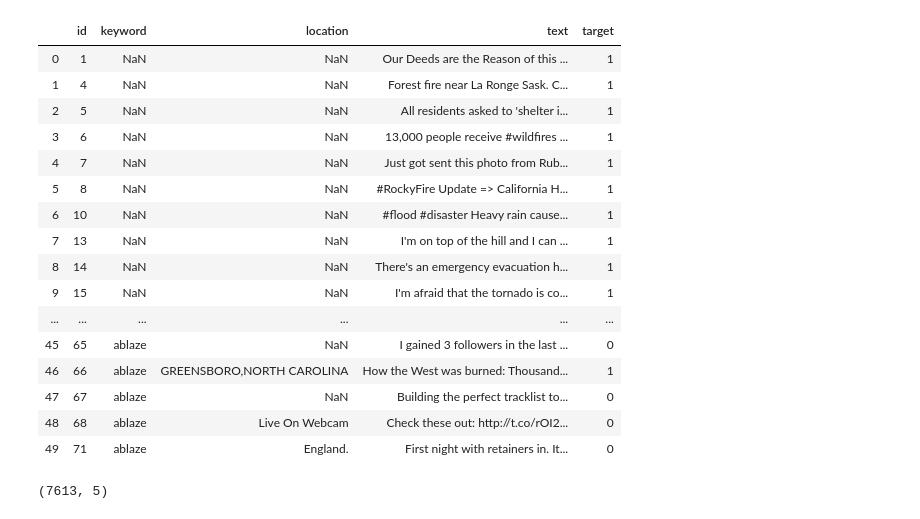
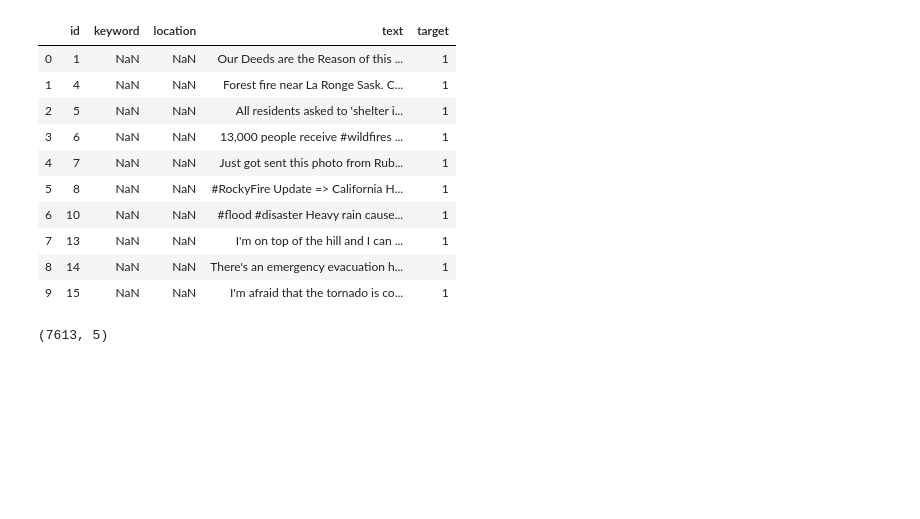
Before and after one commit to patopizzini/Organizacion_Datos_1C2020, a Jupyter notebook: TP1/TP1_Pato.ipynb, the cells around one changed output. Cells and saved outputs as stored; diff of their text form; code cells hidden in the pictures; blank space fills up the shorter version.

```diff
--- a/TP1/TP1_Pato.ipynb
+++ b/TP1/TP1_Pato.ipynb
@@ -15,25 +15,19 @@ plt.rcParams['figure.figsize'] = (15, 10)
 #Leemos el CSV
 nlp = pd.read_csv('../data/train.csv')
 # %%
-nlp.head(50)
+nlp.head(10)
 # %% [output]
 |  | id | keyword | location | text | target |
 | 0 | 1 | NaN | NaN | Our Deeds are the Reason of this ... | 1 |
 | 1 | 4 | NaN | NaN | Forest fire near La Ronge Sask. C... | 1 |
 | 2 | 5 | NaN | NaN | All residents asked to 'shelter i... | 1 |
 | 3 | 6 | NaN | NaN | 13,000 people receive #wildfires ... | 1 |
 | 4 | 7 | NaN | NaN | Just got sent this photo from Rub... | 1 |
 | 5 | 8 | NaN | NaN | #RockyFire Update => California H... | 1 |
 | 6 | 10 | NaN | NaN | #flood #disaster Heavy rain cause... | 1 |
 | 7 | 13 | NaN | NaN | I'm on top of the hill and I can ... | 1 |
 | 8 | 14 | NaN | NaN | There's an emergency evacuation h... | 1 |
 | 9 | 15 | NaN | NaN | I'm afraid that the tornado is co... | 1 |
-| ... | ... | ... | ... | ... | ... |
-| 45 | 65 | ablaze | NaN | I gained 3 followers in the last ... | 0 |
-| 46 | 66 | ablaze | GREENSBORO,NORTH CAROLINA | How the West was burned: Thousand... | 1 |
-| 47 | 67 | ablaze | NaN | Building the perfect tracklist to... | 0 |
-| 48 | 68 | ablaze | Live On Webcam | Check these out: http://t.co/rOI2... | 0 |
-| 49 | 71 | ablaze | England. | First night with retainers in. It... | 0 |
 # %%
 nlp.shape
 # %% [output]
```
Also changed, not shown: parts of 19 cells of this notebook.
